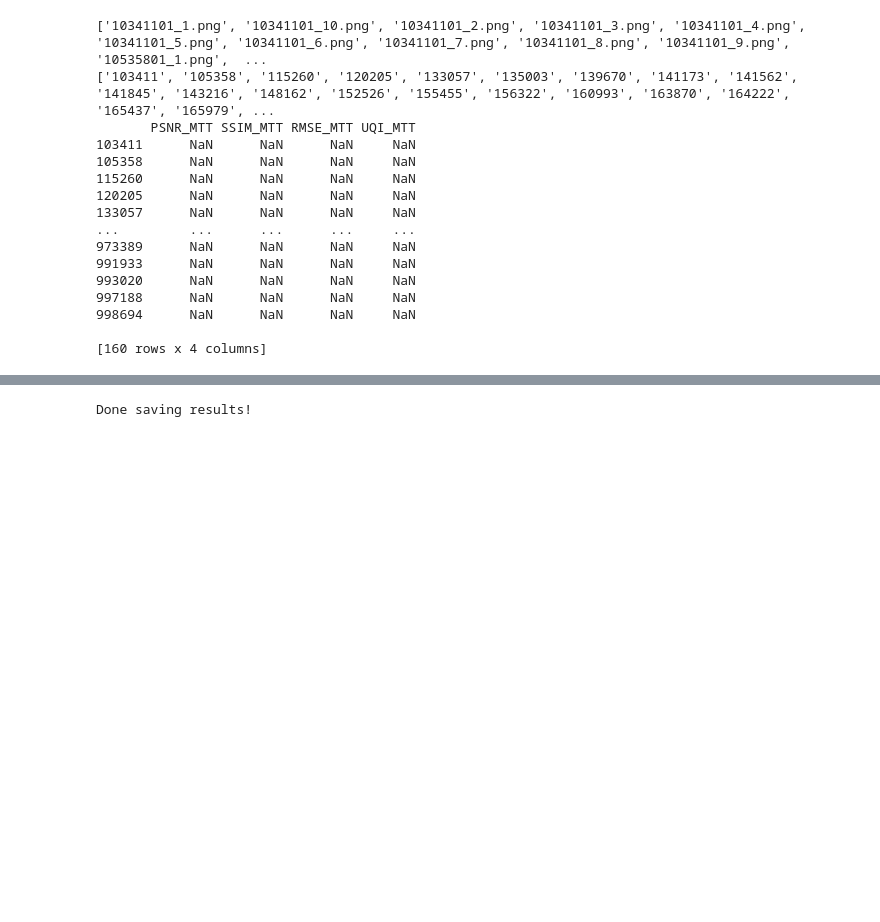
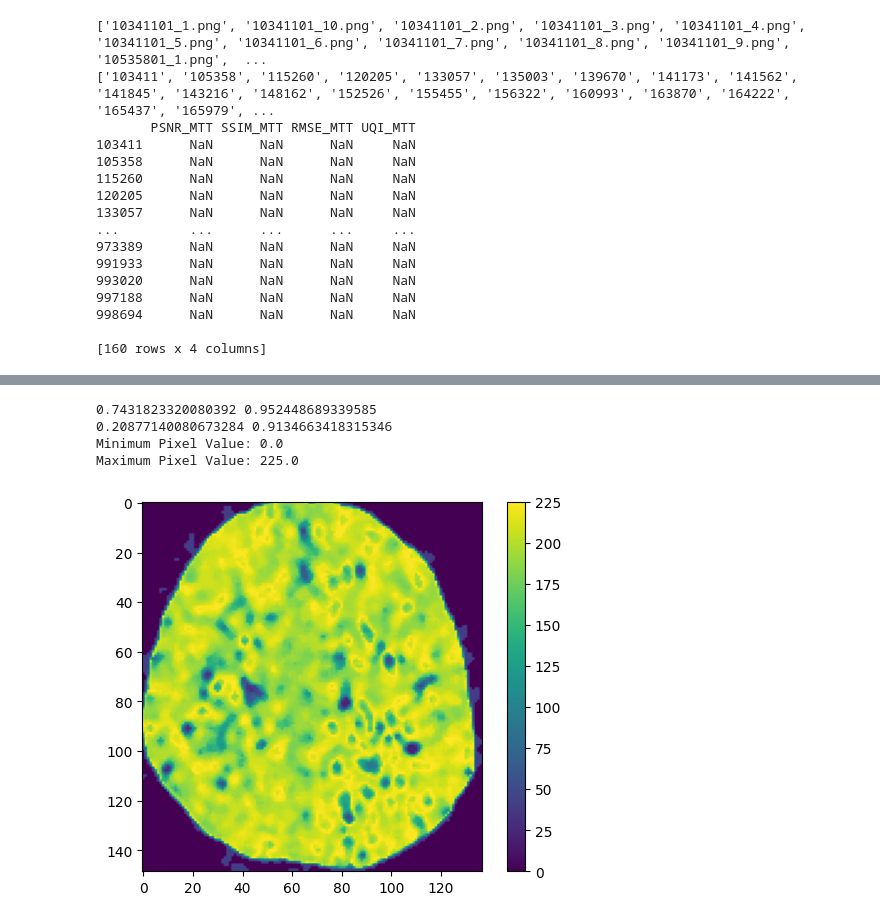
Before and after one commit to lab-smile/MAGIC, a Jupyter notebook: src/eval/getMetrics.ipynb, the cells around one changed output, grey strips where cells are left out. Drawn from its saved outputs; the diff is of its cells as text; code cells hidden in the pictures; blank space fills up the shorter version.

```diff
--- a/src/eval/getMetrics.ipynb
+++ b/src/eval/getMetrics.ipynb
@@ -16,9 +18,12 @@ from math import sqrt
 from sewar import full_ref as fr
 # %%
 # Setup pathing
-datapath = r'D:\Desktop Files\Dropbox (UFL)\Quick Coding Scripts\Testing MAGIC pipeline\dataset_paired_A2'
-modelname = r'A2'
-outputpath = r'D:\Desktop Files\Dropbox (UFL)\Quick Coding Scripts\Testing MAGIC pipeline\dataset_eval'
+# datapath should be the paired dataset
+# - includes real_montage and fake_montage
+# outputpath should be the evaluation dataset
+datapath = r'D:\Desktop Files\Dropbox (UFL)\Quick Coding Scripts\Testing MAGIC pipeline\dataset_A3_results_paired'
+modelname = r'A3'
+outputpath = r'D:\Desktop Files\Dropbox (UFL)\Quick Coding Scripts\Testing MAGIC pipeline\dataset_A3_results_eval'
 
 datapath_real = os.path.join(datapath,'real_montage')
 datapath_fake = os.path.join(datapath,'fake_montage')
@@ -66,8 +71,12 @@ def allmetrics(img_1, img_2):
     return (compute_PSNR, compute_RNMSE)
 
 def allmetrics_orig(img_1, img_2):
+    min_val, max_val, min_loc, max_loc = cv2.minMaxLoc(img_1)
+    mask = (img_2>1).astype(np.uint8)
+
     #compute_PSNR = cv2.PSNR(img_1, img_2)
-    compute_SSIM = structural_similarity(img_1, img_2)
+    #compute_SSIM = structural_similarity(img_1, img_2)
+    compute_SSIM = structural_similarity(img_1, img_2, mask=mask, gaussian_weights=True, sigma=1.5, use_sample_covariance=False, data_range=max_val)
     #compute_RNMSE = sqrt(mean_squared_error(make_gray(img_1), make_gray(img_2)))
     #compute_RNMSE = rmsdiff(img_1, img_2)
     #compute_VIF = vifvec(img_1, img_2)
@@ -400,19 +418,25 @@ Done with patient 103411
 
 [160 rows x 4 columns]
-# %%
-if not os.path.isdir(results_savepath):
-    if not os.path.isdir(outputpath):
-        os.mkdir(outputpath)
-
-    if not os.path.isdir(results_savepath):
-        os.mkdir(results_savepath)
-
-with pd.ExcelWriter(results_savename) as writer:
-    results_A.to_excel(writer, sheet_name=classA)
-    results_B.to_excel(writer, sheet_name=classB)
-    results_C.to_excel(writer, sheet_name=classC)
-    results_D.to_excel(writer, sheet_name=classD)
-
-print('Done saving results!')
-# %% [output]
-Done saving results!
+# %%
+import matplotlib.pyplot as plt
+(compute_SSIM_A, compute_UQI_A) = allmetrics_orig(img_fake_A_u, img_real_A_u)
+
+img_real_A2_orig = img_real_A_u[y_a:y_a+h_a, x_a:x_a+w_a].astype(float)
+img_fake_A2_orig = img_fake_A_u[y_a:y_a+h_a, x_a:x_a+w_a].astype(float)
+
+(compute_SSIM_A2, compute_UQI_A2) = allmetrics_orig(img_fake_A2_orig, img_real_A2_orig)
+
+print(compute_SSIM_A, compute_UQI_A)
+print(compute_SSIM_A2, compute_UQI_A2)
+
+plt.imshow(img_fake_A2_orig)
+plt.colorbar()
+min_val, max_val, min_loc, max_loc = cv2.minMaxLoc(img_fake_B_u)
+print(f"Minimum Pixel Value: {min_val}")
+print(f"Maximum Pixel Value: {max_val}")
+# %% [output]
+0.7431823320080392 0.952448689339585
+0.20877140080673284 0.9134663418315346
+Minimum Pixel Value: 0.0
+Maximum Pixel Value: 225.0
+[figure, added]
```
Also changed, not shown: parts of 10 cells of this notebook, 16 other files.
